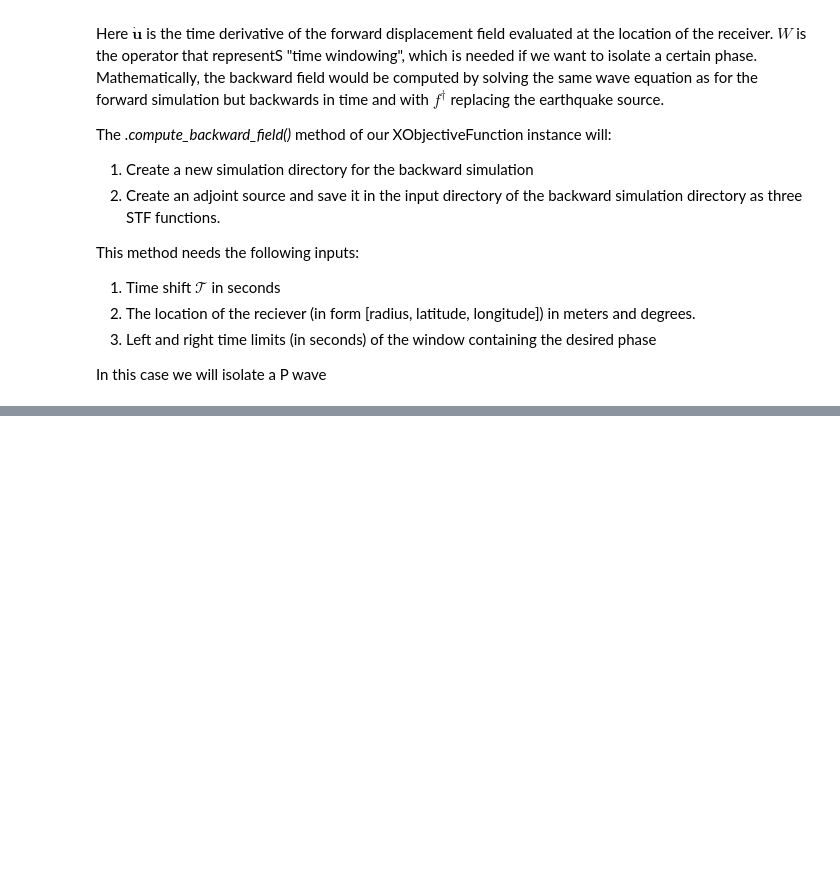
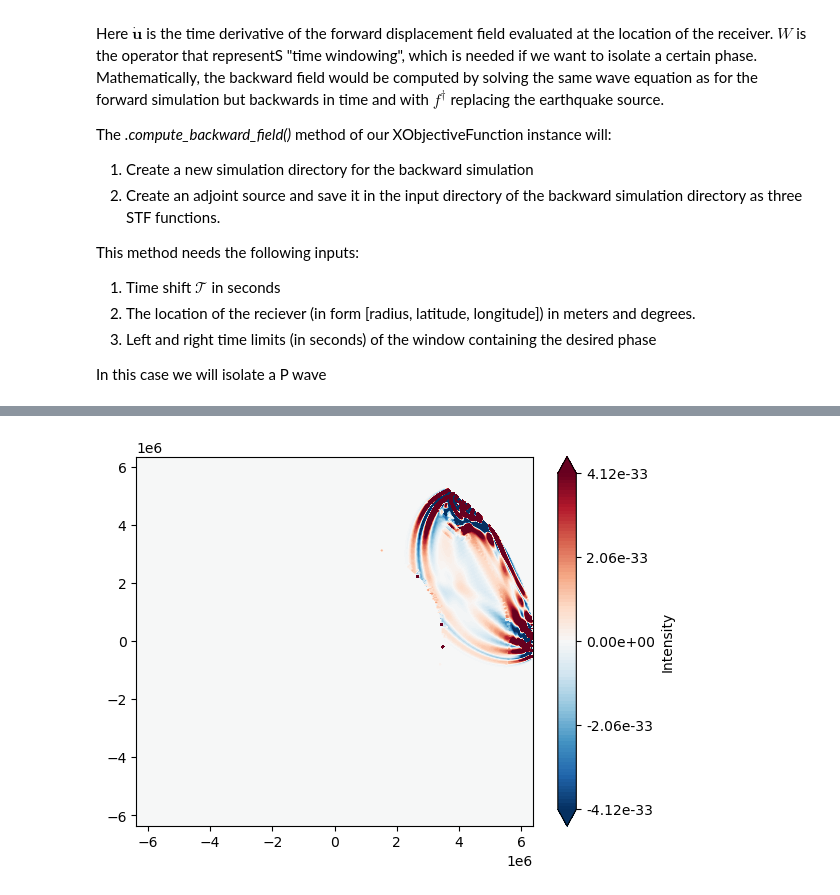
Before and after one commit to Adrian-Mag/AxiSEM3D_Kernels, a Jupyter notebook: examples/example_1D_kernel_v2.ipynb, the cells around one changed output, grey strips where cells are left out. Saved outputs shown, nothing was run; the diff lists cells and outputs as text; code cells hidden in the pictures; blank space fills up the shorter version.

```diff
--- a/examples/example_1D_kernel_v2.ipynb
+++ b/examples/example_1D_kernel_v2.ipynb
@@ -130,0 +102,6 @@ ker.evaluate_on_slice(source_location=np.array([6371000, 0, 0]),
+# %%
+data_mesh = mesher.SliceMesh('lambda_PcP.h5')
+# %%
+data_mesh.plot_on_mesh(high_range=0.00001)
+# %% [output]
+[figure, added]
```
Also changed, not shown: parts of 15 cells of this notebook, 55 other files.
